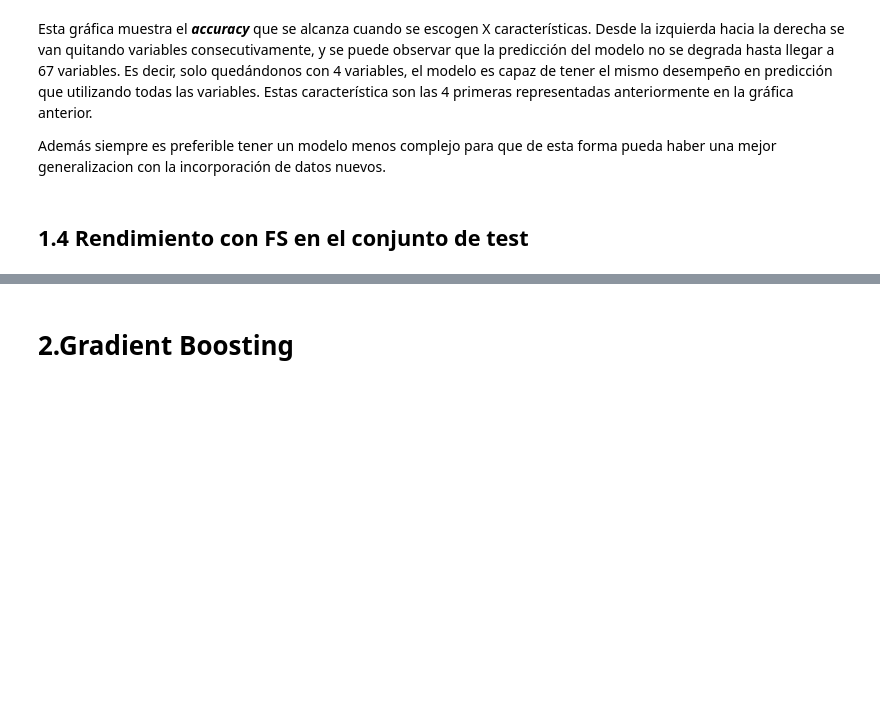
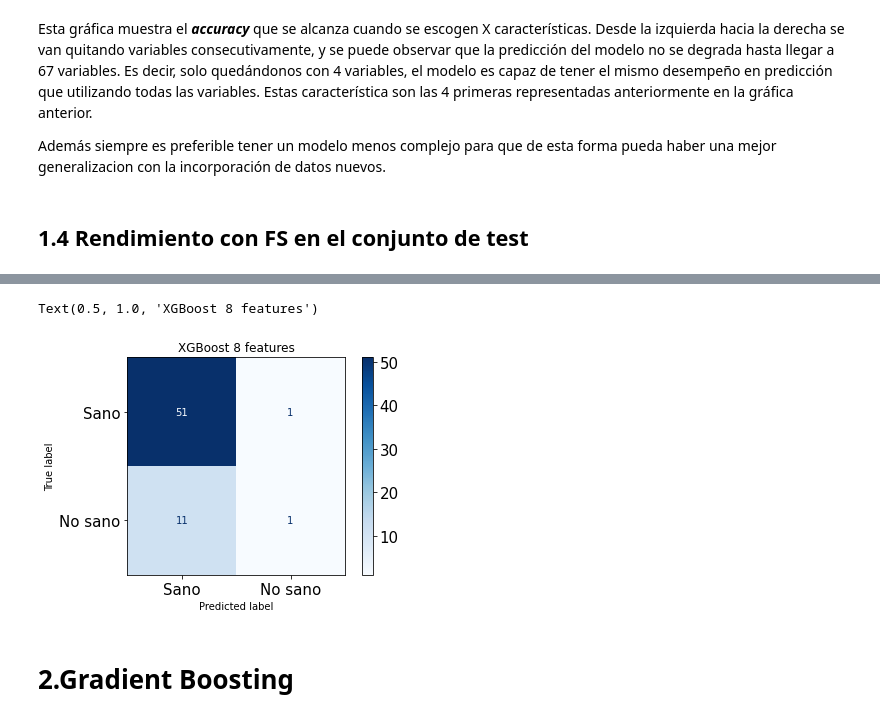
Before and after one commit to jorgealarconlucas/TFG, a Jupyter notebook: Modelos_de_machine_learning.ipynb, the cells around one changed output, grey strips where cells are left out. Cells and saved outputs as stored; diff of their text form; code cells hidden in the pictures; blank space fills up the shorter version.

```diff
--- a/Modelos_de_machine_learning.ipynb
+++ b/Modelos_de_machine_learning.ipynb
@@ -479,3 +491,11 @@ Tabla_xgb
+# %%
+#XGBoost 8 features
+plot_confusion_matrix(xgb_FS, X_test_FT_xgb, y_test,display_labels=["Sano","No sano"],
+                                 cmap=plt.cm.Blues)
+plt.title("XGBoost 8 features")
+# %% [output]
+Text(0.5, 1.0, 'XGBoost 8 features')
+[figure, added]
 # %% [markdown]
 # 2.Gradient Boosting
 # %%
```
Also changed, not shown: parts of 10 cells of this notebook.
